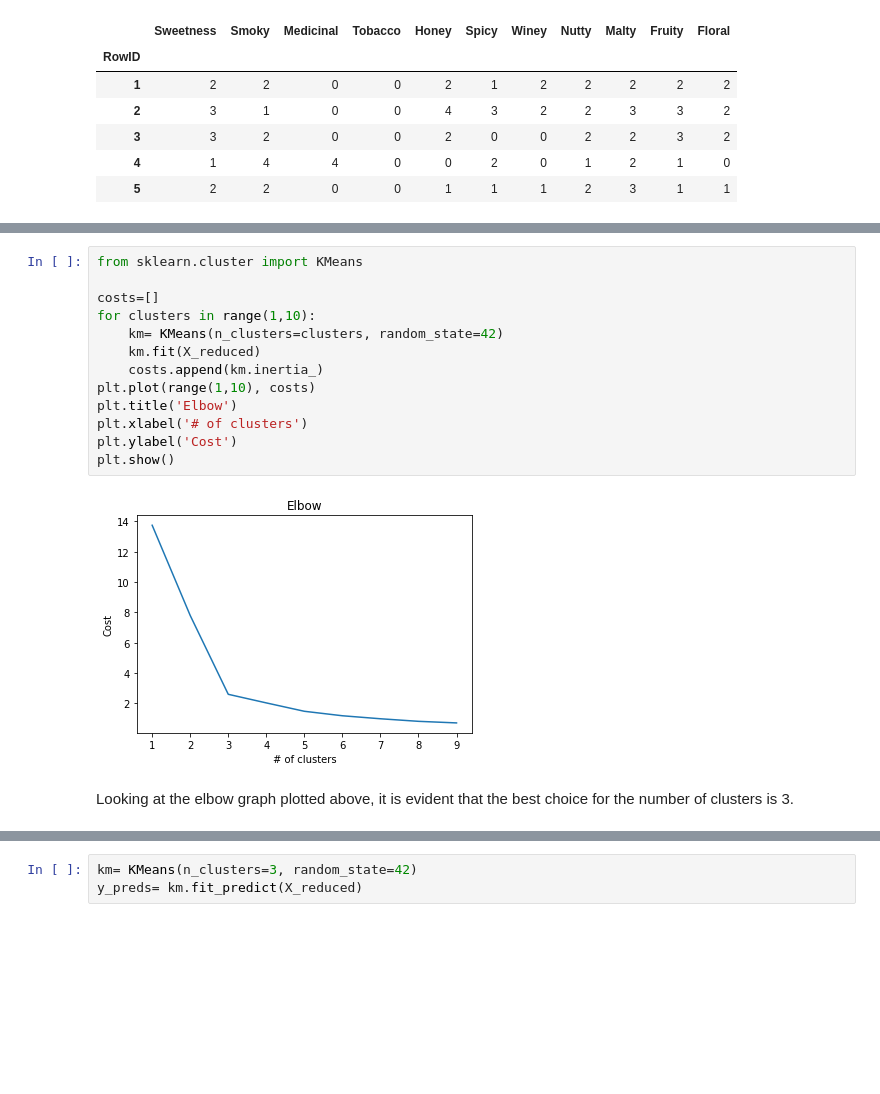
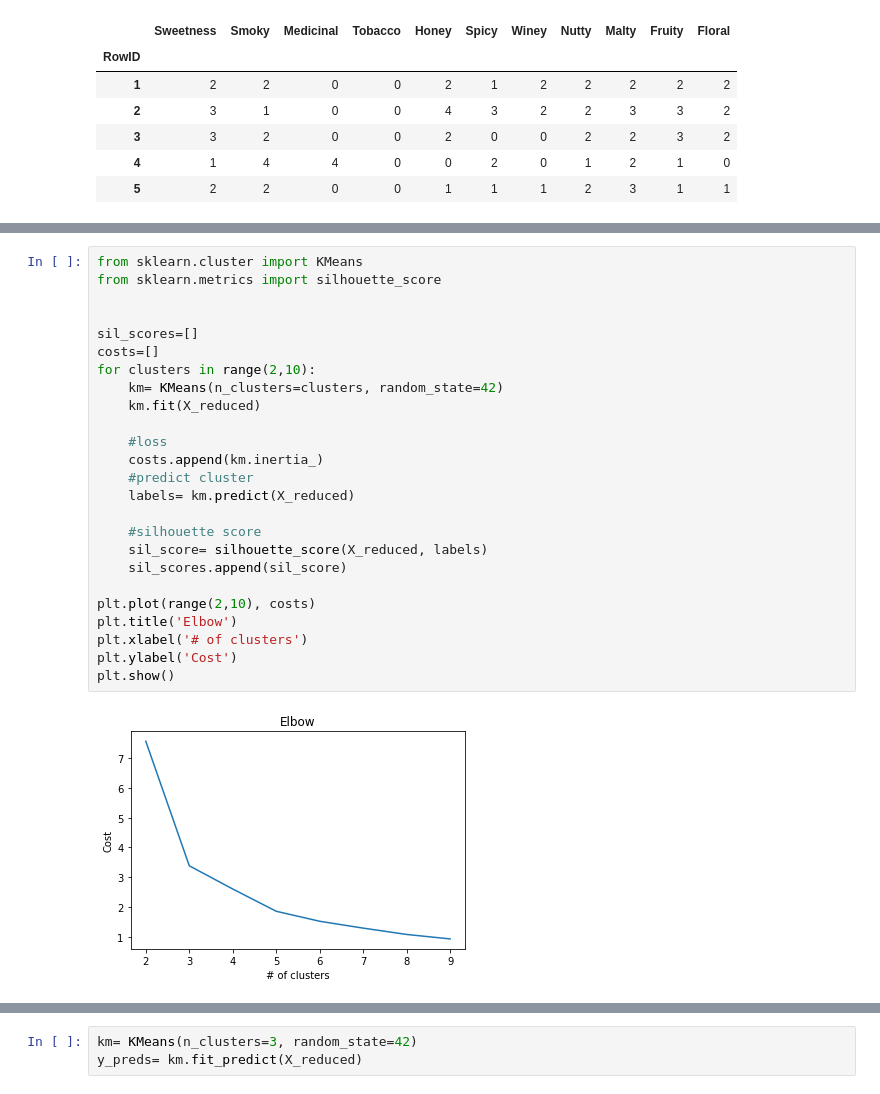
Before and after one commit to masaimahapa/whisky-distilleries, a Jupyter notebook: whisky clusters.ipynb, the cells around one changed output, grey strips where cells are left out. Cells and saved outputs as stored; diff of their text form; blank space fills up the shorter version.

```diff
--- a/whisky clusters.ipynb
+++ b/whisky clusters.ipynb
@@ -93,17 +104,27 @@ plt.show()
 # %%
 from sklearn.cluster import KMeans
+from sklearn.metrics import silhouette_score
 
+
+sil_scores=[]
 costs=[]
-for clusters in range(1,10):
+for clusters in range(2,10):
     km= KMeans(n_clusters=clusters, random_state=42)
     km.fit(X_reduced)
+
+    #loss
     costs.append(km.inertia_)
-plt.plot(range(1,10), costs)
+    #predict cluster
+    labels= km.predict(X_reduced)
+
+    #silhouette score
+    sil_score= silhouette_score(X_reduced, labels)
+    sil_scores.append(sil_score)
+
+plt.plot(range(2,10), costs)
 plt.title('Elbow')
 plt.xlabel('# of clusters')
 plt.ylabel('Cost')
 plt.show()
 # %% [output]
-[figure, old version]
+[figure, new version]
-# %% [markdown]
-Looking at the elbow graph plotted above, it is evident that the best choice for the number of clusters is 3.
```
Also changed, not shown: parts of 19 cells of this notebook.
